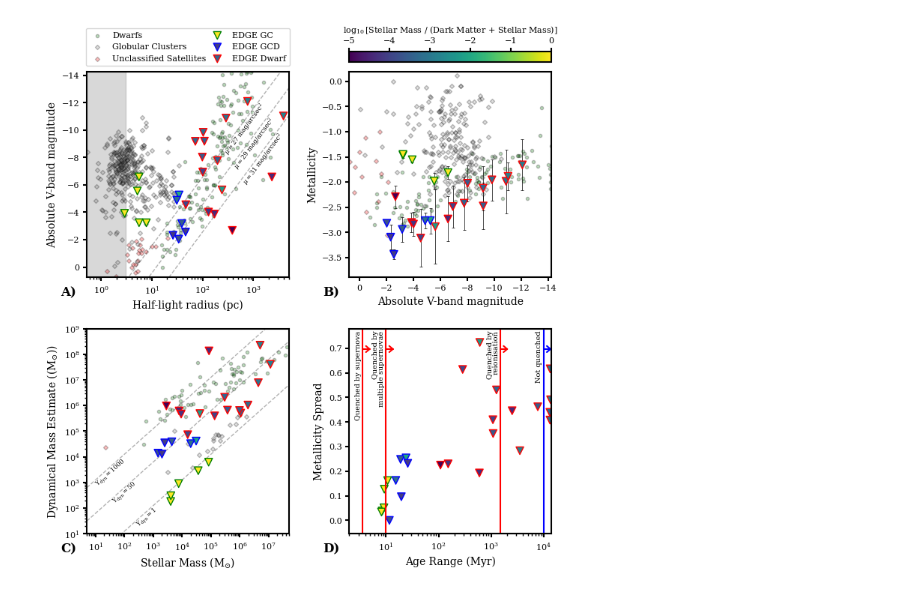
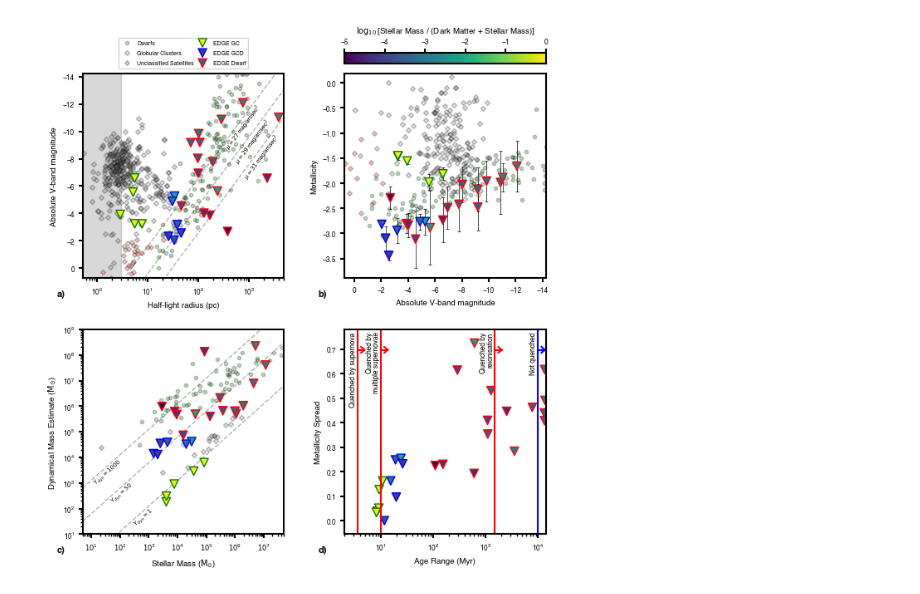
Before and after one commit to EthTay/EDGE-GC, a Jupyter notebook: Results/Figure1/scripts/Figure1.ipynb, the cells around one changed output. Drawn from its saved outputs; the diff is of its cells as text; code cells hidden in the pictures.

Commit message:
helvetica + fontsizes

```diff
--- a/Results/Figure1/scripts/Figure1.ipynb
+++ b/Results/Figure1/scripts/Figure1.ipynb
@@ -142,27 +142,36 @@ gc_harris['mass_dynamical'] = mass_dyn(gc_harris)
 GC_data = extra_data()
 # %%
 # Set plotting variables
-fontsize = 10
+fontsize = 7
 lw = 1.5
 plt.rc('text', usetex=False)
 plt.rc('font', family='serif')
-plt.rcParams['mathtext.fontset'] = 'dejavuserif'
+
+plt.rcParams['font.family'] = 'Helvetica'
+plt.rcParams['font.serif'] = ['Helvetica regular']
+
+# plt.rcParams['mathtext.fontset'] = 'Helvetica'
+# plt.rcParams['mathtext.family'] = 'Helvetica'
 plt.rcParams['font.size'] = fontsize
 plt.rcParams['axes.labelsize'] = fontsize
 plt.rcParams['axes.linewidth'] = lw
 plt.rcParams['lines.linewidth'] = lw
 plt.rcParams['lines.markersize'] = 3
-plt.rcParams['xtick.labelsize'] = fontsize - 2
-plt.rcParams['ytick.labelsize'] = fontsize - 2
+plt.rcParams['xtick.labelsize'] = fontsize - 1
+plt.rcParams['ytick.labelsize'] = fontsize - 1
 plt.rcParams['xtick.major.width'] = lw
 plt.rcParams['xtick.minor.width'] = lw * (2/3.)
 plt.rcParams['ytick.major.width'] = lw
 plt.rcParams['ytick.minor.width'] = lw * (2/3.)
-plt.rcParams['legend.fontsize'] = fontsize - 2
+plt.rcParams['legend.fontsize'] = fontsize
 
 size = (plt.rcParams['lines.markersize']**2)*6
 cbar_min, cbar_max = -5, 0
 
+from matplotlib.font_manager import FontProperties
+helvetica_path = '../../../fonts/Helvetica.ttf'
+helvetica = FontProperties(helvetica_path)
+
 kwargsa = {'marker':'o', 'color':'green', 'alpha':0.25, 'edgecolor':'black'}
 kwargsb = {'marker':'D', 'color':'red', 'alpha':0.25, 'edgecolor':'black'}
 kwargsc = {'marker':'D', 'color':'gray', 'alpha':0.25, 'edgecolor':'black'}
@@ -179,7 +188,7 @@ kwargs2 = {'vmax':cbar_max, 'vmin':cbar_min, 'cmap':'viridis', 'marker':'v', 'ed
 kwargs3 = {'vmax':cbar_max, 'vmin':cbar_min, 'cmap':'viridis', 'marker':'v', 'edgecolor':'green', 'linewidth':1, 's':size, 'c':np.log10(present_GCs['Total Stellar Mass Fraction'])}
 # %%
 # Initialise figure
-fig, ax = plt.subplots(figsize=(8,8), nrows=2, ncols=2, gridspec_kw={'hspace':0.25, 'wspace':0.3})
+fig, ax = plt.subplots(figsize=(7.2,7.2), nrows=2, ncols=2, gridspec_kw={'hspace':0.25, 'wspace':0.3})
 
 #---------------------------------------------------------------------------
 
@@ -193,7 +202,7 @@ kwargs = {'ls':'--', 'color':'black', 'alpha':0.3, 'linewidth':1, 'zorder':0}
 mags = Mag_calculation(x_min,x_max,27)
 for i in [27, 29, 31]:
   ax[axis].plot(*Mag_calculation(x_min,x_max,i), label='$\mu=%s$ mag/arcsec$^{2}$' % i, **kwargs)
-kwargs = {'align':True, 'alpha':1, 'fontsize':fontsize-4, 'va':'top', 'ha':'right', 'zorder':5, 'outline_width':1.5}
+kwargs = {'align':True, 'alpha':1, 'fontsize':fontsize-2, 'va':'top', 'ha':'right', 'zorder':5, 'outline_width':1.5}
 
 #add surface brightness labels
 labelLines(ax[axis].get_lines(), xvals=(1.3*10**3,2*10**3,3*10**3),**kwargs)
@@ -264,7 +273,7 @@ ax[axis].set_ylim(1e1, 1e9)
 ax[axis].set_xscale('log')
 ax[axis].set_yscale('log')
 
-ax[axis].set_ylabel('Dynamical Mass Estimate ($\mathrm{(M_{\odot})}$)')
+ax[axis].set_ylabel('Dynamical Mass Estimate ($\mathrm{M_{\odot}}$)')
 ax[axis].set_xlabel('Stellar Mass ($\mathrm{M_{\odot}}$)')
 
 ax[axis].set_xticks([1e1,1e2,1e3,1e4,1e5,1e6,1e7], ['$\mathrm{10^1}$','$\mathrm{10^2}$','$\mathrm{10^3}$','$\mathrm{10^4}$','$\mathrm{10^5}$','$\mathrm{10^6}$','$\mathrm{10^7}$'])
@@ -275,7 +284,7 @@ x = ax[axis].get_xlim()
 for i in [1000, 50, 1]:
   y = (i*x[0] / 8, i*x[1] / 8)
   ax[axis].plot(x, y, label=r'$\Upsilon_{\rm{dyn}}=%i$' % i, **kwargs)
-kwargs = {'align':True, 'alpha':1, 'fontsize':fontsize-4, 'va':'top', 'ha':'right', 'zorder':5, 'outline_width':1.5}
+kwargs = {'align':True, 'alpha':1, 'fontsize':fontsize-2, 'va':'top', 'ha':'right', 'zorder':5, 'outline_width':1.5}
 labelLines(ax[axis].get_lines(), xvals=(8*10**1,2*10**2,10**3), **kwargs)
 
 # Observational data:
@@ -308,7 +317,7 @@ ax[axis].set_xlabel('Age Range (Myr)')
 ax[axis].set_ylabel('Metallicity Spread')
 
 # Make some silly epoch lines with arrows:
-kwargs = {'va':'top', 'ha':'right', 'fontsize':fontsize-3, 'rotation':90, 'linespacing':0.8}
+kwargs = {'va':'top', 'ha':'right', 'fontsize':fontsize-1, 'rotation':90, 'linespacing':0.8}
 times = [3.6, 10, 1.5e3, 1e4]
 labels = ['Quenched by supernova', 'Quenched by\nmultiple supernovae', 'Quenched by\nreionisation', 'Not quenched']
 for time, label in zip(times, labels):
@@ -331,37 +340,37 @@ for axes in np.ravel(ax):
 data_points = [dw_point, gc_point, ufsc_point, GC_point, DMC_point, EDGE_point]
 data_labels = ['Dwarfs','Globular Clusters','Unclassified Satellites', 'EDGE GC', 'EDGE GCD', 'EDGE Dwarf']
 bbox = (0.5, 1.01)
-ax[0,0].legend(data_points, data_labels, loc='lower center', fontsize=fontsize-2, ncol=2, columnspacing=0.3, bbox_to_anchor=bbox)
+ax[0,0].legend(data_points, data_labels, loc='lower center', fontsize=fontsize-2, ncol=2, columnspacing=0.5,bbox_to_anchor=bbox,labelspacing=0.75)
 #---------------------------------------------------------------------------
 
 # Colourbar:
 #---------------------------------------------------------------------------
 norm = mpl.colors.Normalize(vmin=cbar_min, vmax=cbar_max)
 sm = cm.ScalarMappable(norm=norm, cmap=cm.viridis)
 sm.set_array([])
 
 clabel = '$\log_{10}$[Stellar Mass / (Dark Matter + Stellar Mass)]'
 width = 0.05
 pad = 0.05
 l, b, w, h = ax[0,1].get_position().bounds
 position = 'top'
 cax = fig.add_axes([l, b+h+h*pad, w, h*width])
 cbar = plt.colorbar(sm, cax=cax, orientation='horizontal')
-cbar.set_label(clabel, fontsize=fontsize-2)
-cbar.ax.tick_params(labelsize=fontsize-2)
+cbar.set_label(clabel, fontsize=fontsize)
+cbar.ax.tick_params(labelsize=fontsize-1)
 cax.xaxis.set_label_position('top')
 cax.xaxis.set_ticks_position('top')
 #---------------------------------------------------------------------------
 
 # Panel labels:
 #---------------------------------------------------------------------------
 pad = (-0.13, -0.09)
-labels = ['A)', 'B)', 'C)', 'D)']
+labels = ['a)', 'b)', 'c)', 'd)']
 for axes, label in zip(np.ravel(ax), labels):
-  axes.text(*pad, label, fontsize=fontsize+2, transform=axes.transAxes, clip_on=False, fontweight="bold")
+  axes.text(*pad, label, fontsize=8, transform=axes.transAxes, clip_on=False, fontweight="bold")
 #---------------------------------------------------------------------------
 
 plt.savefig('../figures/Fig1.pdf', bbox_inches='tight')
 plt.savefig('../figures/Fig1.png', bbox_inches='tight',dpi=750)
 # %% [output]
-[figure, old version]
+[figure, new version]
```
Also changed, not shown: 24 other files.
